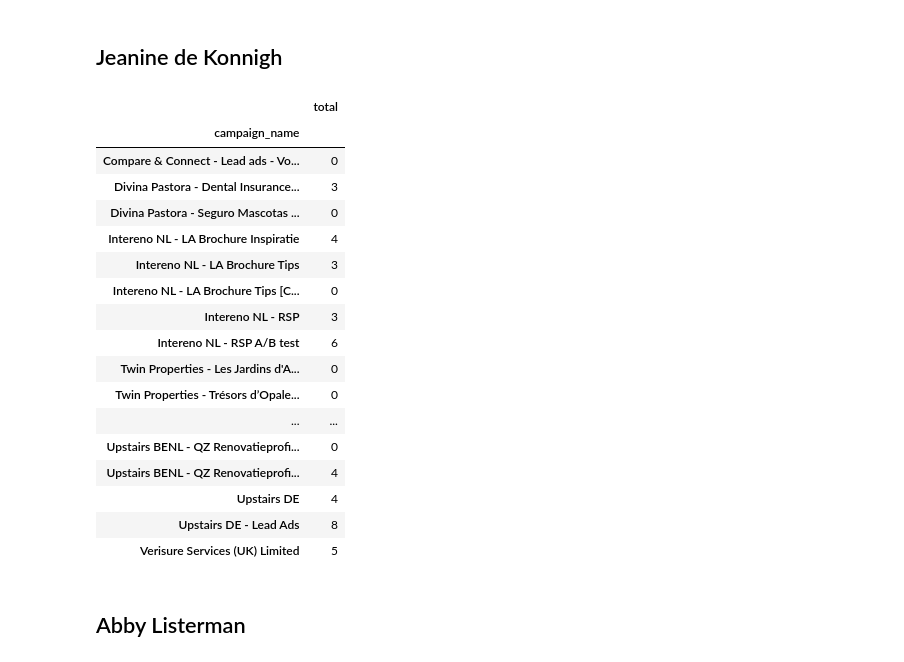
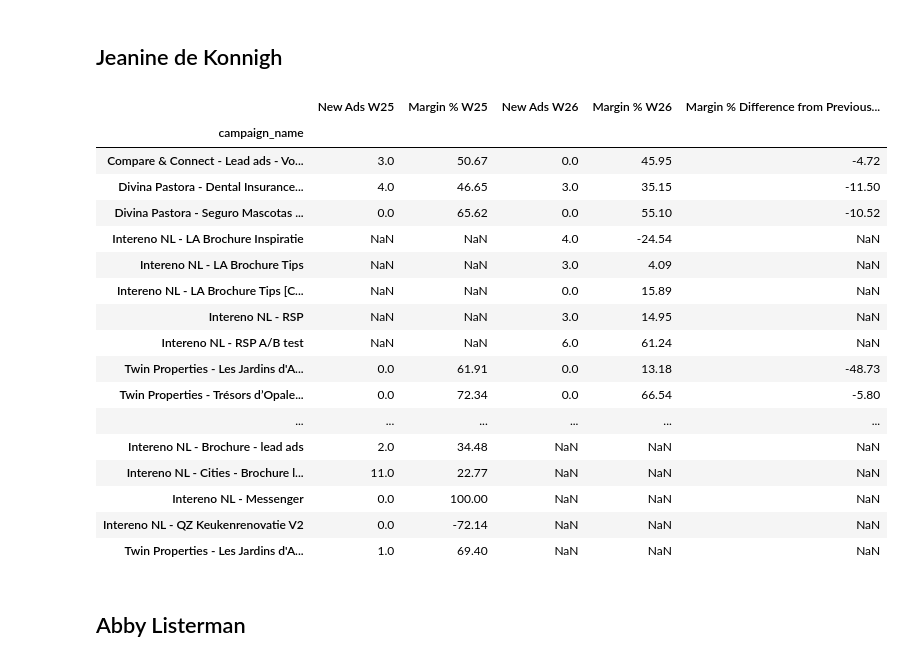
Before and after one commit to dirtyjackeen/GIT, a Jupyter notebook: New Ads 26.ipynb, the cells around one changed output. Cells and saved outputs as stored; diff of their text form; code cells hidden in the pictures.

```diff
--- a/New Ads 26.ipynb
+++ b/New Ads 26.ipynb
@@ -15,7 +15,8 @@ import pycountry
 from datetime import datetime
 
 #chaning the number of columns that are displayed. get will tell you how much.
-pd.set_option("display.max_columns",50)
+pd.set_option("display.max_columns",60)
+pd.set_option("display.max_rows",1000)
 sns.set_style("whitegrid")
 
 #currency converter
@@ -51,27 +68,42 @@ df_sam=df_raw.loc[df_raw["marketer_name"]=="Sam Drentje"]
 # %% [markdown]
 ## Jeanine de Konnigh
-# %%
-df_jeanine=df_jeanine.groupby(by=['campaign_name']).sum()
-df_jeanine=df_jeanine[["total"]]
-df_jeanine
-# %% [output]
-|  | total |
-| campaign_name |  |
-| Compare & Connect - Lead ads - Vo... | 0 |
-| Divina Pastora - Dental Insurance... | 3 |
-| Divina Pastora - Seguro Mascotas ... | 0 |
-| Intereno NL - LA Brochure Inspiratie | 4 |
-| Intereno NL - LA Brochure Tips | 3 |
-| Intereno NL - LA Brochure Tips [C... | 0 |
-| Intereno NL - RSP | 3 |
-| Intereno NL - RSP A/B test | 6 |
-| Twin Properties - Les Jardins d'A... | 0 |
-| Twin Properties - Trésors d’Opale... | 0 |
-| ... | ... |
-| Upstairs BENL - QZ Renovatieprofi... | 0 |
-| Upstairs BENL - QZ Renovatieprofi... | 4 |
-| Upstairs DE | 4 |
-| Upstairs DE - Lead Ads | 8 |
-| Verisure Services (UK) Limited | 5 |
+# %%
+df_jeanine1=df_new.loc[df_new["marketer_name"]=="Jeanine de Konnigh"]
+df_jeanine1=df_jeanine1.groupby(by=['campaign_name']).sum()
+df_jeanine1["margin %"] = df_jeanine1.apply(woo, axis=1)
+df_jeanine1["margin %"] = df_jeanine1["margin %"].round(2)
+
+df_jeanine2=df_prev.loc[df_prev["marketer_name"]=="Jeanine de Konnigh"]
+df_jeanine2=df_jeanine2.groupby(by=['campaign_name']).sum()
+df_jeanine2["margin %"] = df_jeanine2.apply(woo, axis=1)
+df_jeanine2["margin %"] = df_jeanine2["margin %"].round(2)
+
+df_jeanine = df_jeanine1.merge(df_jeanine2, how ="outer", on = ["campaign_name"])
+df_jeanine = df_jeanine[["total_y","margin %_y","total_x","margin %_x"]]
+df_jeanine = df_jeanine.rename(index=str, columns={"total_y": "New Ads W25", "margin %_y": "Margin % W25", "total_x": "New Ads W26",
+                                      "margin %_x": "Margin % W26"})
+
+df_jeanine["Margin % Difference from Previous Week"]=df_jeanine["Margin % W26"]-(df_jeanine["Margin % W25"])
+
+df_jeanine
+# %% [output]
+|  | New Ads W25 | Margin % W25 | New Ads W26 | Margin % W26 | Margin % Difference from Previous... |
+| campaign_name |  |  |  |  |  |
+| Compare & Connect - Lead ads - Vo... | 3.0 | 50.67 | 0.0 | 45.95 | -4.72 |
+| Divina Pastora - Dental Insurance... | 4.0 | 46.65 | 3.0 | 35.15 | -11.50 |
+| Divina Pastora - Seguro Mascotas ... | 0.0 | 65.62 | 0.0 | 55.10 | -10.52 |
+| Intereno NL - LA Brochure Inspiratie | NaN | NaN | 4.0 | -24.54 | NaN |
+| Intereno NL - LA Brochure Tips | NaN | NaN | 3.0 | 4.09 | NaN |
+| Intereno NL - LA Brochure Tips [C... | NaN | NaN | 0.0 | 15.89 | NaN |
+| Intereno NL - RSP | NaN | NaN | 3.0 | 14.95 | NaN |
+| Intereno NL - RSP A/B test | NaN | NaN | 6.0 | 61.24 | NaN |
+| Twin Properties - Les Jardins d'A... | 0.0 | 61.91 | 0.0 | 13.18 | -48.73 |
+| Twin Properties - Trésors d’Opale... | 0.0 | 72.34 | 0.0 | 66.54 | -5.80 |
+| ... | ... | ... | ... | ... | ... |
+| Intereno NL - Brochure - lead ads | 2.0 | 34.48 | NaN | NaN | NaN |
+| Intereno NL - Cities - Brochure l... | 11.0 | 22.77 | NaN | NaN | NaN |
+| Intereno NL - Messenger | 0.0 | 100.00 | NaN | NaN | NaN |
+| Intereno NL - QZ Keukenrenovatie V2 | 0.0 | -72.14 | NaN | NaN | NaN |
+| Twin Properties - Les Jardins d'A... | 1.0 | 69.40 | NaN | NaN | NaN |
 # %% [markdown]
 ## Abby Listerman
```
Also changed, not shown: parts of 23 cells of this notebook.
